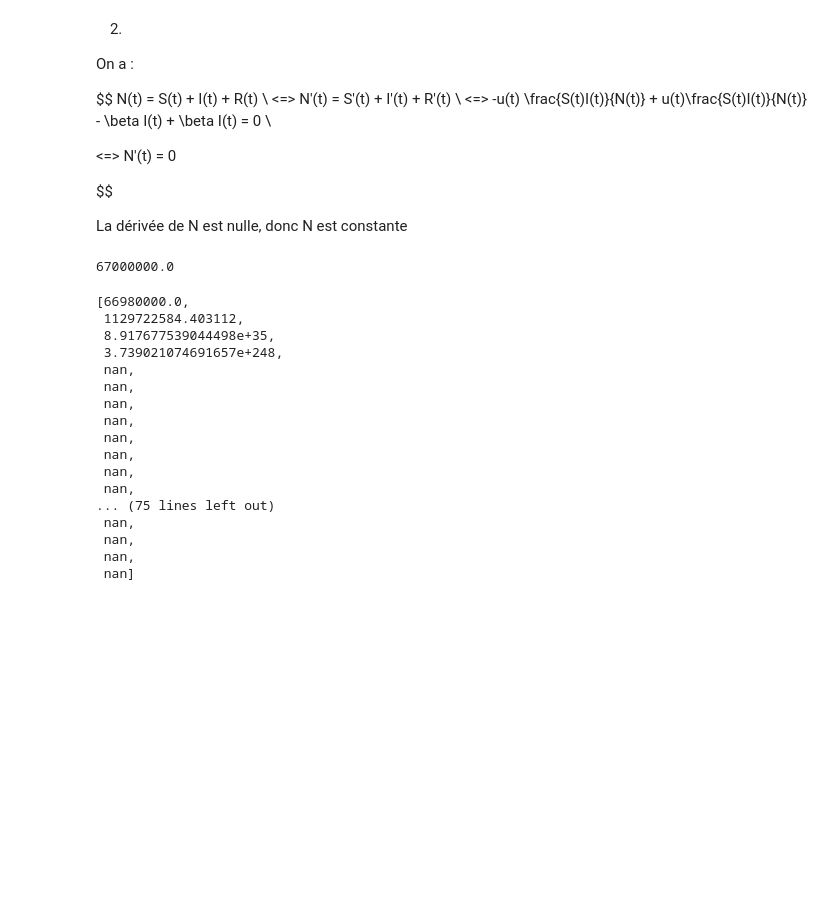
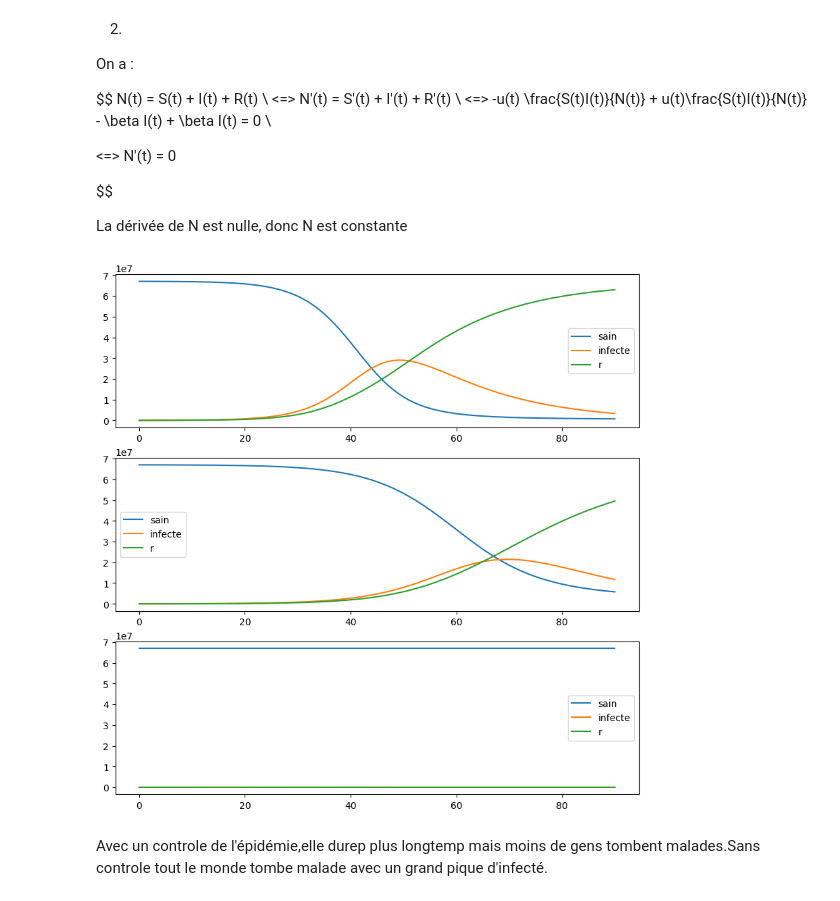
Before and after one commit to InfmathAxel/M2-csmi, a Jupyter notebook: CO/TP2.ipynb, the cells around one changed output. Cells and saved outputs as stored; diff of their text form; code cells hidden in the pictures; blank space fills up the shorter version.

```diff
--- a/CO/TP2.ipynb
+++ b/CO/TP2.ipynb
@@ -54,45 +54,36 @@ def Runge_Kunta(S0,I0,R0,Beta,u,T):
     i = [I0]
     r = [R0]
     N = S0+I0+R0
-    print(N)
     for k in range(0,T):
-        k1_s = -u*s[k]*i[k]/N
-        k2_s = -u*s[k]*k1_s/2*i[k]/N
-        k3_s = -u*s[k]*k2_s/2*i[k]/N
-        k4_s = -u*s[k]*k3_s*i[k]/N
+        k1_s = -u* s[k] * i[k] /N
+        k2_s = -u*(s[k]+k1_s/2)*i[k]/N
+        k3_s = -u*(s[k]+k2_s/2)*i[k]/N
+        k4_s = -u*(s[k]+k3_s)*i[k]/N
 
-        k1_i = -u*s[k]*i[k]/N - Beta*i[k]
-        k2_i = -u*s[k]*i[k]/N*k1_s/2 - Beta*i[k]*k1_s/2
-        k3_i = -u*s[k]*i[k]/N*k2_s/2 - Beta*i[k]*k2_s/2
-        k4_i = -u*s[k]*k3_s*i[k]/N - Beta*i[k]*k3_s
+        k1_i = u*s[k]*i[k]/N - Beta*i[k]
+        k2_i = u*s[k]*(i[k]+k1_s/2)/N - Beta*(i[k]+k1_s/2)
+        k3_i = u*s[k]*(i[k]+k2_s/2)/N - Beta*(i[k]+k2_s/2)
+        k4_i = u*s[k]*(k3_s+i[k])/N - Beta*(i[k]+k3_s)
 
         s_1 = s[k] + 1/6*(k1_s+k2_s+k3_s+k4_s)
         i_1 = i[k] + 1/6*(k1_i+k2_i+k3_i+k4_i)
         s.append(s_1)
         i.append(i_1)
-        r.append(Beta * i_1)
+        r.append(N - s_1 - i_1) # car Beta*I ne fonctionne pas très bien
+
     return s,i,r
-
-
-s,i,r = Runge_Kunta(S0,I0,R0,beta,u,T)
-
-s
-# %% [output]
-67000000.0
-[66980000.0,
- 1129722584.403112,
- 8.917677539044498e+35,
- 3.739021074691657e+248,
- nan,
- nan,
- nan,
- nan,
- nan,
- nan,
- nan,
- nan,
-... (75 lines left out)
- nan,
- nan,
- nan,
- nan]
+# %%
+fig,ax = plt.subplots(3,1,figsize=(10,10))
+tps = np.arange(T+1)
+u = [0.5,alpha,0.00002]
+for k in range(3):
+    s,i,r = Runge_Kunta(S0,I0,R0,beta,u[k],T)
+    ax[k].plot(tps,s,label='sain')
+    ax[k].plot(tps,i,label = 'infecte')
+    ax[k].plot(tps,r,label = 'r' )
+    ax[k].legend()
+plt.show()
+# %% [output]
+[figure, added]
+# %% [markdown]
+Avec un controle de l'épidémie,elle durep plus longtemp mais moins de gens tombent malades.Sans controle tout le monde tombe malade avec un grand pique d'infecté.
```
Also changed, not shown: 1 other file.
